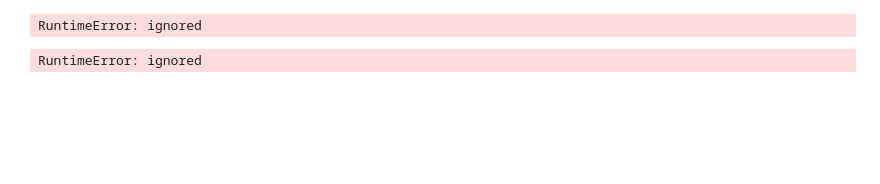
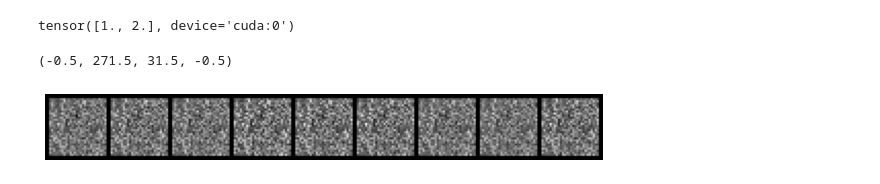
Before and after one commit to Ayushutkarsh/Stat545Project, a Jupyter notebook: CGAN_STA545.ipynb, the cells around one changed output. Drawn from its saved outputs; the diff is of its cells as text; code cells hidden in the pictures; blank space fills up the shorter version.

```diff
--- a/CGAN_STA545.ipynb
+++ b/CGAN_STA545.ipynb
@@ -27,15 +43,15 @@ class Generator(nn.Module):
     self.label_embedding_layer = nn.Embedding(10,16)
 
     self.net = nn.Sequential(
-        nn.Linear(144,256),
+        nn.Linear(144,128),
+        nn.LeakyReLU(0.1, inplace=True),
+        nn.Linear(128,256),
         nn.LeakyReLU(0.1, inplace=True),
         nn.Linear(256,512),
         nn.LeakyReLU(0.1, inplace=True),
         nn.Linear(512,1024),
         nn.LeakyReLU(0.1, inplace=True),
-        nn.Linear(1024,2048),
-        nn.LeakyReLU(0.1, inplace=True),
-        nn.Linear(2048, 784),
+        nn.Linear(1024, 784),
         nn.Tanh()
     )
 
@@ -58,16 +74,16 @@ class Discriminator(nn.Module):
         nn.Linear(800,1024),
         nn.LeakyReLU(0.1, inplace=True),
         nn.Dropout(0.3),
-        nn.Linear(1024,2048),
-        nn.LeakyReLU(0.1, inplace=True),
-        nn.Dropout(0.3),
-        nn.Linear(2048,512),
+        nn.Linear(1024,512),
         nn.LeakyReLU(0.1, inplace=True),
         nn.Dropout(0.3),
         nn.Linear(512,256),
         nn.LeakyReLU(0.1, inplace=True),
         nn.Dropout(0.3),
-        nn.Linear(256,1),
+        nn.Linear(256,128),
+        nn.LeakyReLU(0.1, inplace=True),
+        nn.Dropout(0.3),
+        nn.Linear(128,1),
         nn.Sigmoid()
     )
 
@@ -117,15 +133,16 @@ def step_D(batch_size, net_G, net_D, optimizer_D, criteria, real_image, real_lab
   optimizer_D.step()
   return loss_D.item()
 # %%
+!pip install tensorboardX
 from tensorboardX import SummaryWriter
 criteria = nn.BCELoss()
 net_G = Generator().cuda()
 net_D = Discriminator().cuda()
-optimizer_G = torch.optim.AdamW(net_G.parameters(), lr = 0.0001)
+optimizer_G = torch.optim.AdamW(net_G.parameters(), lr = 0.01)
 optimizer_D = torch.optim.AdamW(net_D.parameters(), lr = 0.001)
 
-epochs = 50
-display_epoch = 10
+epochs = 5
+display_epoch = 5
 critics = 5
 writer = SummaryWriter()
 
@@ -161,16 +194,16 @@ torch.save(net_G.state_dict(), 'generator_state.pt')
 # %%
-CUDA_LAUNCH_BLOCKING = "1"
 
-Variable(torch.Tensor([1,2])).to(device="cuda:1")
+Variable(torch.Tensor([1,2])).cuda()
 # %% [output]
-RuntimeError: ignored
+tensor([1., 2.], device='cuda:0')
 # %%
 images = net_G(z, labels).unsqueeze(1)
-# %% [output]
-RuntimeError: ignored
 # %%
 from torchvision.utils import make_grid
 grid = make_grid(images, nrow=10, normalize=True)
 fig, ax = plt.subplots(figsize=(10,10))
-ax.imshow(grid.permute(1, 2, 0).data, cmap='binary')
+ax.imshow(grid.permute(1, 2, 0).cpu().data, cmap='binary')
 ax.axis('off')
+# %% [output]
+(-0.5, 271.5, 31.5, -0.5)
+[figure, added]
```
Also changed, not shown: parts of 3 cells of this notebook.
